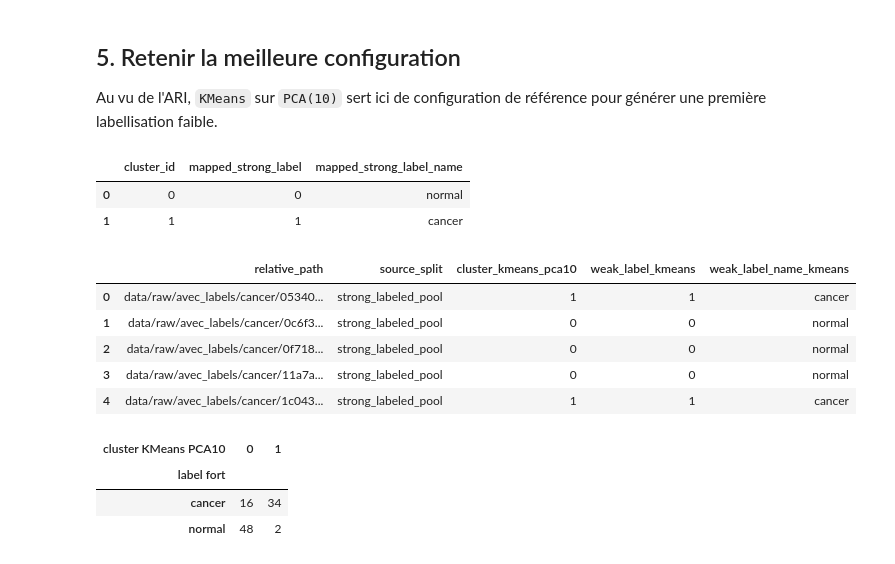
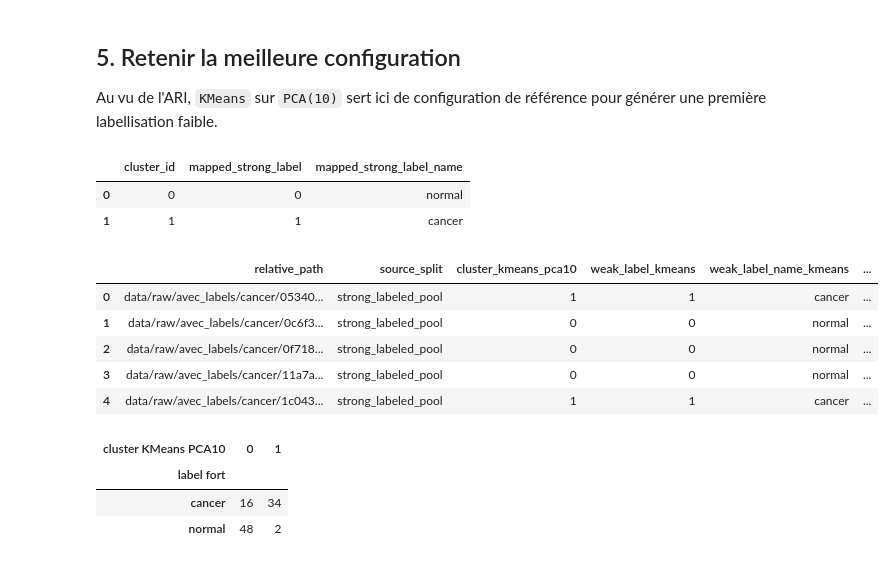
Before and after one commit to maximebarbier01/brainscan-semisupervised, a Jupyter notebook: notebooks/03_clustering_unsupervised.ipynb, the cells around one changed output. Drawn from its saved outputs; the diff is of its cells as text; code cells hidden in the pictures.

```diff
--- a/notebooks/03_clustering_unsupervised.ipynb
+++ b/notebooks/03_clustering_unsupervised.ipynb
@@ -286,41 +291,69 @@ weak_label_kmeans = map_clusters_to_weak_labels(
     cluster_kmeans_pca10,
     kmeans_label_mapping,
     noise_value=-1,
 )
 weak_label_name_kmeans = label_names_from_int(weak_label_kmeans)
 
 dbscan_label_mapping = majority_vote_mapping(cluster_dbscan_pca10[strong_mask], y_strong)
 weak_label_dbscan = map_clusters_to_weak_labels(
     cluster_dbscan_pca10,
     dbscan_label_mapping,
     noise_value=-1,
 )
 weak_label_name_dbscan = label_names_from_int(weak_label_dbscan)
 
-clustering_results_df = embedding_viz_df.copy()
+# Ces distances donnent un premier indicateur de confiance pour chaque affectation KMeans.
+kmeans_diagnostic_df = build_kmeans_diagnostic_frame(best_kmeans_model, X_pca10)
+
+clustering_results_df = pd.concat(
+    [embedding_viz_df.reset_index(drop=True), kmeans_diagnostic_df.reset_index(drop=True)],
+    axis=1,
+)
 clustering_results_df["cluster_kmeans_pca10"] = cluster_kmeans_pca10.astype(int)
 clustering_results_df["weak_label_kmeans"] = weak_label_kmeans.astype(int)
 clustering_results_df["weak_label_name_kmeans"] = weak_label_name_kmeans
 clustering_results_df["cluster_dbscan_pca10"] = cluster_dbscan_pca10.astype(int)
 clustering_results_df["weak_label_dbscan"] = weak_label_dbscan.astype(int)
 clustering_results_df["weak_label_name_dbscan"] = weak_label_name_dbscan
 
 strong_eval_df = clustering_results_df.loc[strong_mask].copy()
+weak_unlabeled_df = clustering_results_df.loc[
+    clustering_results_df["source_split"] == "unlabeled_pool",
+    [
+        "relative_path",
+        "source_split",
+        "cluster_kmeans_pca10",
+        "weak_label_kmeans",
+        "weak_label_name_kmeans",
+        "distance_to_centroid",
+        "distance_margin",
+    ],
+].copy()
 
 mapping_summary_df = build_mapping_summary_df(kmeans_label_mapping)
 
 display(mapping_summary_df)
-display(clustering_results_df[["relative_path", "source_split", "cluster_kmeans_pca10", "weak_label_kmeans", "weak_label_name_kmeans"]].head(5))
+display(
+    clustering_results_df[[
+        "relative_path",
+        "source_split",
+        "cluster_kmeans_pca10",
+        "weak_label_kmeans",
+        "weak_label_name_kmeans",
+        "distance_to_centroid",
+        "distance_margin",
+    ]].head(5)
+)
 # %% [output]
 |  | cluster_id | mapped_strong_label | mapped_strong_label_name |
 | 0 | 0 | 0 | normal |
 | 1 | 1 | 1 | cancer |
-|  | relative_path | source_split | cluster_kmeans_pca10 | weak_label_kmeans | weak_label_name_kmeans |
-| 0 | data/raw/avec_labels/cancer/05340... | strong_labeled_pool | 1 | 1 | cancer |
-| 1 | data/raw/avec_labels/cancer/0c6f3... | strong_labeled_pool | 0 | 0 | normal |
-| 2 | data/raw/avec_labels/cancer/0f718... | strong_labeled_pool | 0 | 0 | normal |
-| 3 | data/raw/avec_labels/cancer/11a7a... | strong_labeled_pool | 0 | 0 | normal |
-| 4 | data/raw/avec_labels/cancer/1c043... | strong_labeled_pool | 1 | 1 | cancer |
+|  | relative_path | source_split | cluster_kmeans_pca10 | weak_label_kmeans | weak_label_name_kmeans | ... |
+| 0 | data/raw/avec_labels/cancer/05340... | strong_labeled_pool | 1 | 1 | cancer | ... |
+| 1 | data/raw/avec_labels/cancer/0c6f3... | strong_labeled_pool | 0 | 0 | normal | ... |
+| 2 | data/raw/avec_labels/cancer/0f718... | strong_labeled_pool | 0 | 0 | normal | ... |
+| 3 | data/raw/avec_labels/cancer/11a7a... | strong_labeled_pool | 0 | 0 | normal | ... |
+| 4 | data/raw/avec_labels/cancer/1c043... | strong_labeled_pool | 1 | 1 | cancer | ... |
 # %%
 # Ces tableaux croises montrent comment les clusters retrouvent, ou non, la structure des labels forts.
 strong_kmeans_crosstab = pd.crosstab(
```
Also changed, not shown: parts of 11 cells of this notebook, 1 other file.
